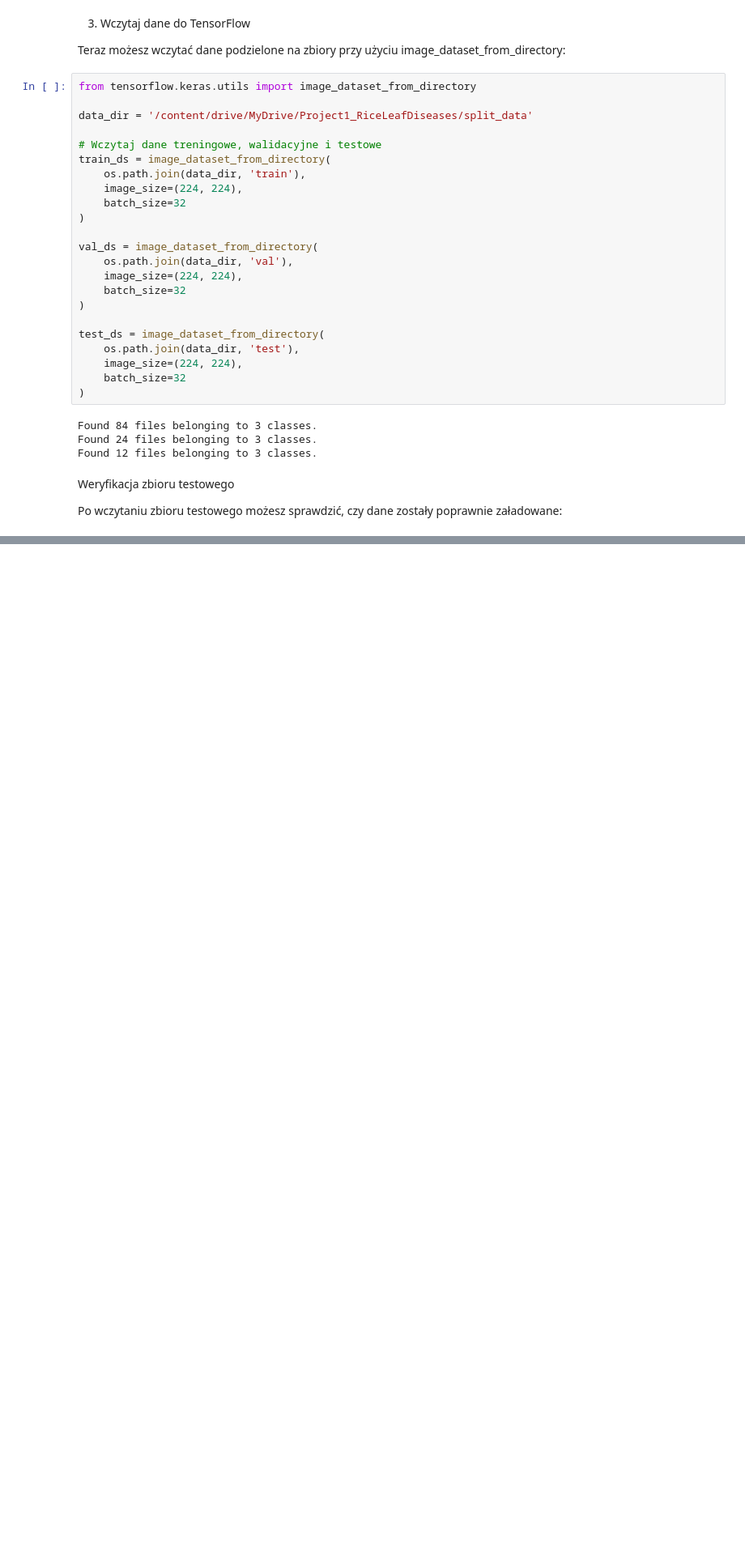
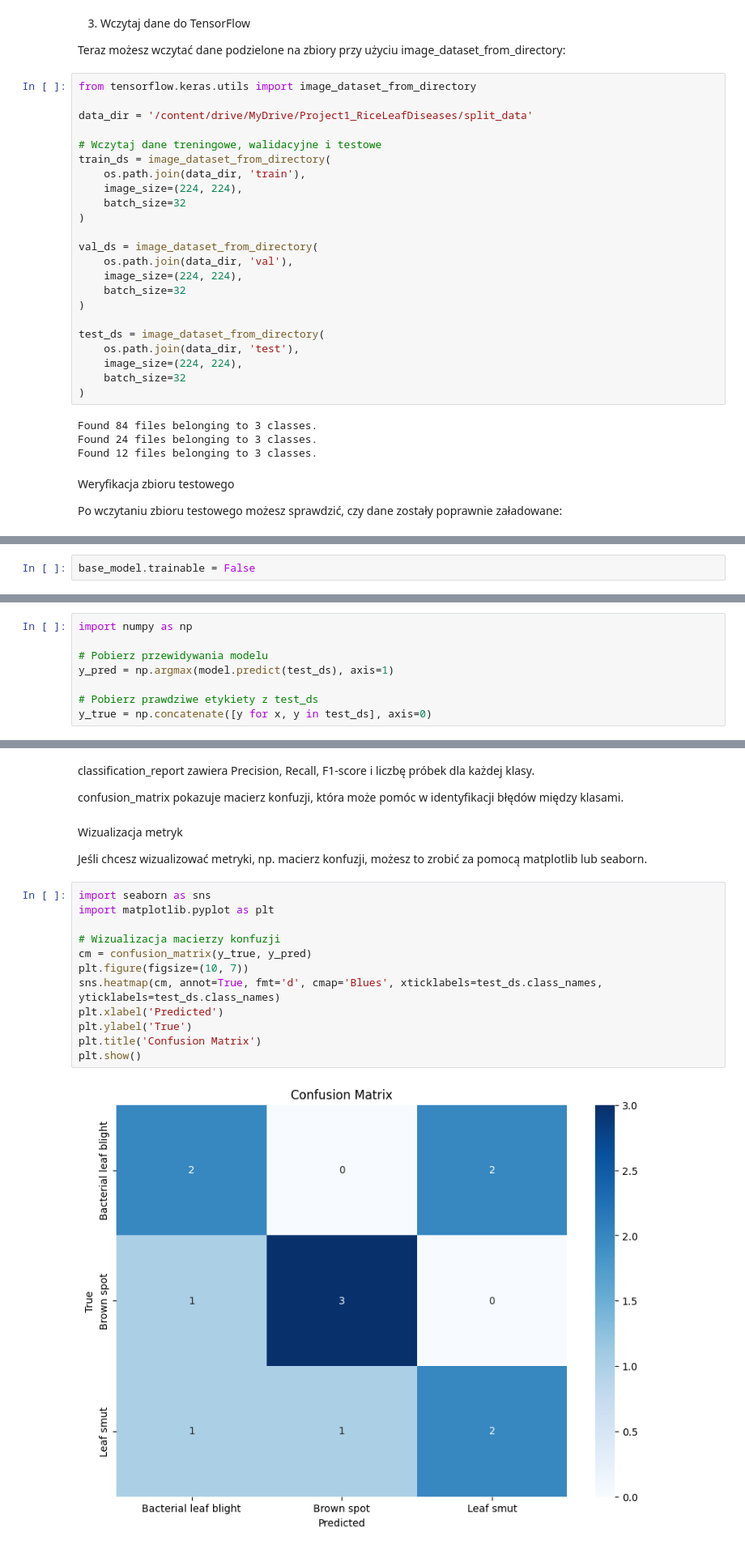
Before and after one commit to piaseckazaneta/CV, a Jupyter notebook: Project1_RiceLeafDiseases.ipynb, the cells around one changed output, grey strips where cells are left out. Shown at 81% size. Saved outputs shown, nothing was run; the diff lists cells and outputs as text; blank space fills up the shorter version.

Commit message:
Utworzono za pomocą Colab

```diff
--- a/Project1_RiceLeafDiseases.ipynb
+++ b/Project1_RiceLeafDiseases.ipynb
@@ -161,0 +168,2 @@ for images, labels in test_ds.take(1):  # Pobranie pierwszego batcha
+# %%
+base_model.trainable = False
@@ -161,0 +253,8 @@ for images, labels in test_ds.take(1):  # Pobranie pierwszego batcha
+# %%
+import numpy as np
+
+# Pobierz przewidywania modelu
+y_pred = np.argmax(model.predict(test_ds), axis=1)
+
+# Pobierz prawdziwe etykiety z test_ds
+y_true = np.concatenate([y for x, y in test_ds], axis=0)
@@ -161,0 +291,22 @@ for images, labels in test_ds.take(1):  # Pobranie pierwszego batcha
+# %% [markdown]
+classification_report zawiera Precision, Recall, F1-score i liczbę próbek dla każdej klasy.
+
+confusion_matrix pokazuje macierz konfuzji, która może pomóc w identyfikacji błędów między klasami.
+# %% [markdown]
+Wizualizacja metryk
+
+Jeśli chcesz wizualizować metryki, np. macierz konfuzji, możesz to zrobić za pomocą matplotlib lub seaborn.
+# %%
+import seaborn as sns
+import matplotlib.pyplot as plt
+
+# Wizualizacja macierzy konfuzji
+cm = confusion_matrix(y_true, y_pred)
+plt.figure(figsize=(10, 7))
+sns.heatmap(cm, annot=True, fmt='d', cmap='Blues', xticklabels=test_ds.class_names, yticklabels=test_ds.class_names)
+plt.xlabel('Predicted')
+plt.ylabel('True')
+plt.title('Confusion Matrix')
+plt.show()
+# %% [output]
+[figure, added]
```
Also changed, not shown: parts of 29 cells of this notebook.
